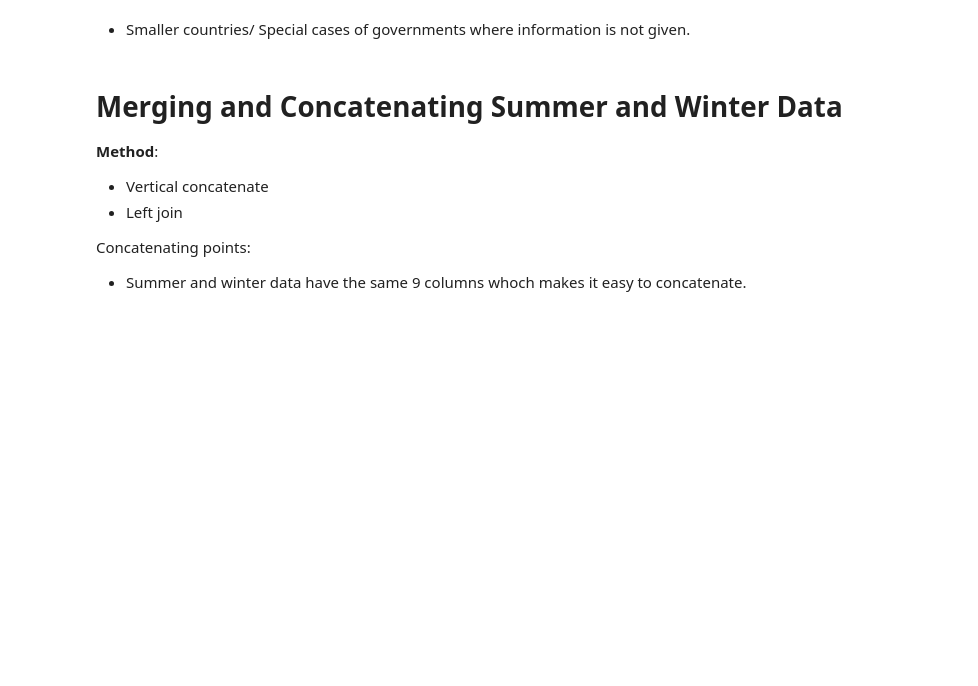
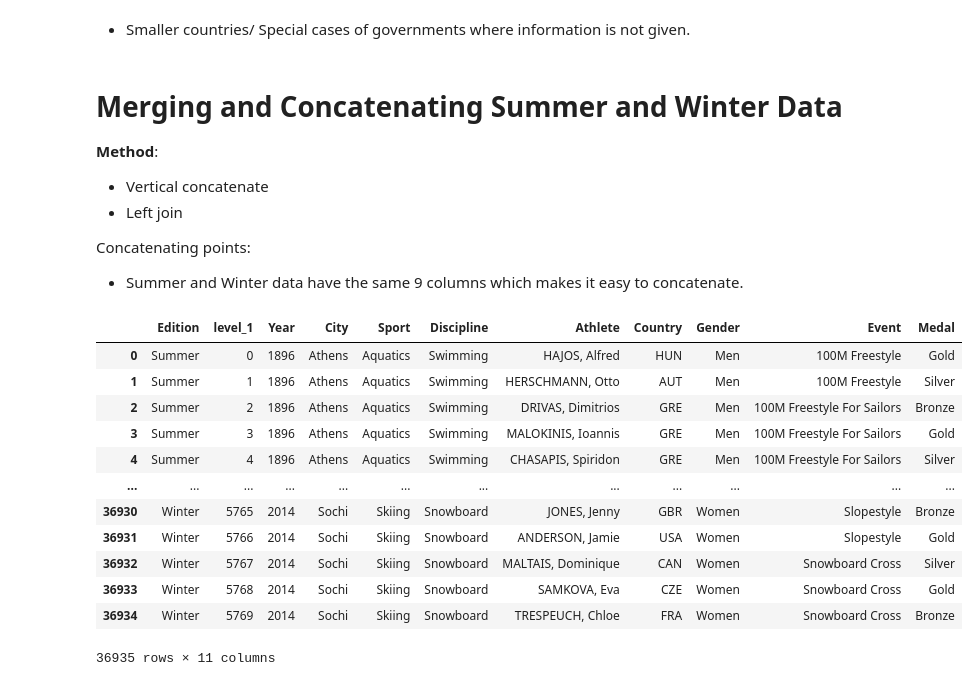
Before and after one commit to HunterKane/Explanatory-Data-Analysis-and-Seaborn-Olympic-Games-, a Jupyter notebook: Project 11 - Olympic Games Explanatory Data Analysis And Visualization .ipynb, the cells around one changed output. Drawn from its saved outputs; the diff is of its cells as text; code cells hidden in the pictures; blank space fills up the shorter version.

```diff
--- a/Project 11 - Olympic Games Explanatory Data Analysis And Visualization .ipynb
+++ b/Project 11 - Olympic Games Explanatory Data Analysis And Visualization .ipynb
@@ -177,4 +177,22 @@ __Method__:
 - Left join
 
 Concatenating points:
-- Summer and winter data have the same 9 columns whoch makes it easy to concatenate.
+- Summer and Winter data have the same 9 columns which makes it easy to concatenate.
+# %%
+#Use Concat method / remove index and columns that are not needed
+pd.concat([summer, winter], axis = 0, keys = ["Summer", "Winter"],
+           names = ["Edition"]).reset_index()
+# %% [output]
+|  | Edition | level_1 | Year | City | Sport | Discipline | Athlete | Country | Gender | Event | Medal |
+| 0 | Summer | 0 | 1896 | Athens | Aquatics | Swimming | HAJOS, Alfred | HUN | Men | 100M Freestyle | Gold |
+| 1 | Summer | 1 | 1896 | Athens | Aquatics | Swimming | HERSCHMANN, Otto | AUT | Men | 100M Freestyle | Silver |
+| 2 | Summer | 2 | 1896 | Athens | Aquatics | Swimming | DRIVAS, Dimitrios | GRE | Men | 100M Freestyle For Sailors | Bronze |
+| 3 | Summer | 3 | 1896 | Athens | Aquatics | Swimming | MALOKINIS, Ioannis | GRE | Men | 100M Freestyle For Sailors | Gold |
+| 4 | Summer | 4 | 1896 | Athens | Aquatics | Swimming | CHASAPIS, Spiridon | GRE | Men | 100M Freestyle For Sailors | Silver |
+| ... | ... | ... | ... | ... | ... | ... | ... | ... | ... | ... | ... |
+| 36930 | Winter | 5765 | 2014 | Sochi | Skiing | Snowboard | JONES, Jenny | GBR | Women | Slopestyle | Bronze |
+| 36931 | Winter | 5766 | 2014 | Sochi | Skiing | Snowboard | ANDERSON, Jamie | USA | Women | Slopestyle | Gold |
+| 36932 | Winter | 5767 | 2014 | Sochi | Skiing | Snowboard | MALTAIS, Dominique | CAN | Women | Snowboard Cross | Silver |
+| 36933 | Winter | 5768 | 2014 | Sochi | Skiing | Snowboard | SAMKOVA, Eva | CZE | Women | Snowboard Cross | Gold |
+| 36934 | Winter | 5769 | 2014 | Sochi | Skiing | Snowboard | TRESPEUCH, Chloe | FRA | Women | Snowboard Cross | Bronze |
+36935 rows × 11 columns
```
Also changed, not shown: parts of 28 cells of this notebook.
